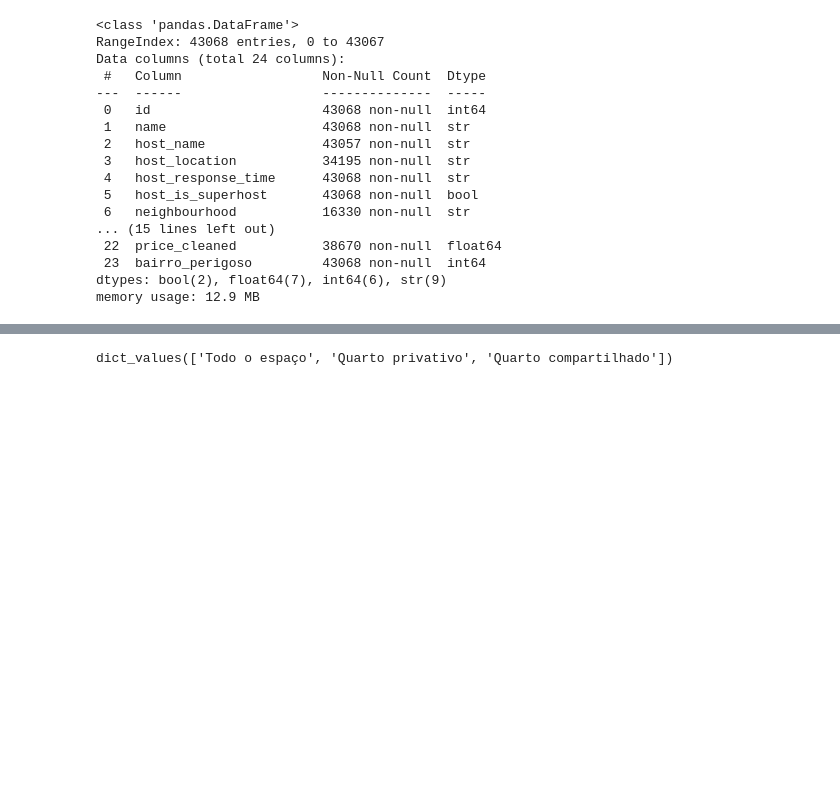
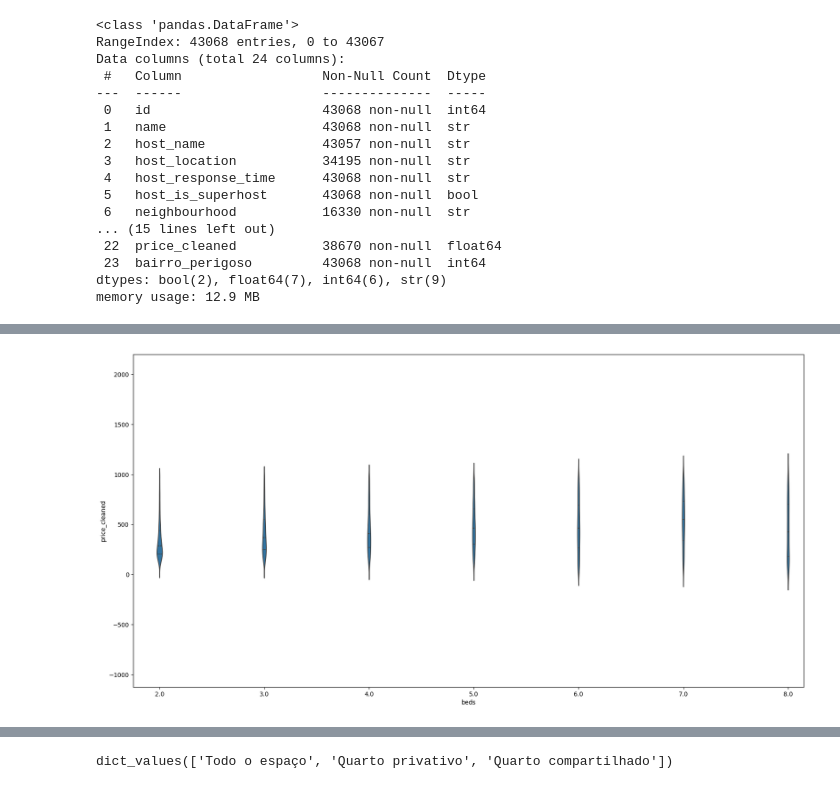
Before and after one commit to AlbertButzke/BrincadeiraComDados, a Jupyter notebook: Airbnb/test_utils/airbnb_limpeza.ipynb, the cells around one changed output, grey strips where cells are left out. Cells and saved outputs as stored; diff of their text form; code cells hidden in the pictures; blank space fills up the shorter version.

```diff
--- a/Airbnb/test_utils/airbnb_limpeza.ipynb
+++ b/Airbnb/test_utils/airbnb_limpeza.ipynb
@@ -202,0 +254,13 @@ memory usage: 12.9 MB
+# %%
+import seaborn as sns
+
+plt.figure(figsize=[20,10])
+
+ax = sns.violinplot(x="beds", y="price_cleaned", data=df_treatment, inner="quartiles")
+
+# ax.set_yscale("log")
+plt.xlim(.75,7.15)
+
+plt.show()
+# %% [output]
+[figure, added]
```
Also changed, not shown: parts of 39 cells of this notebook, 1 other file.
